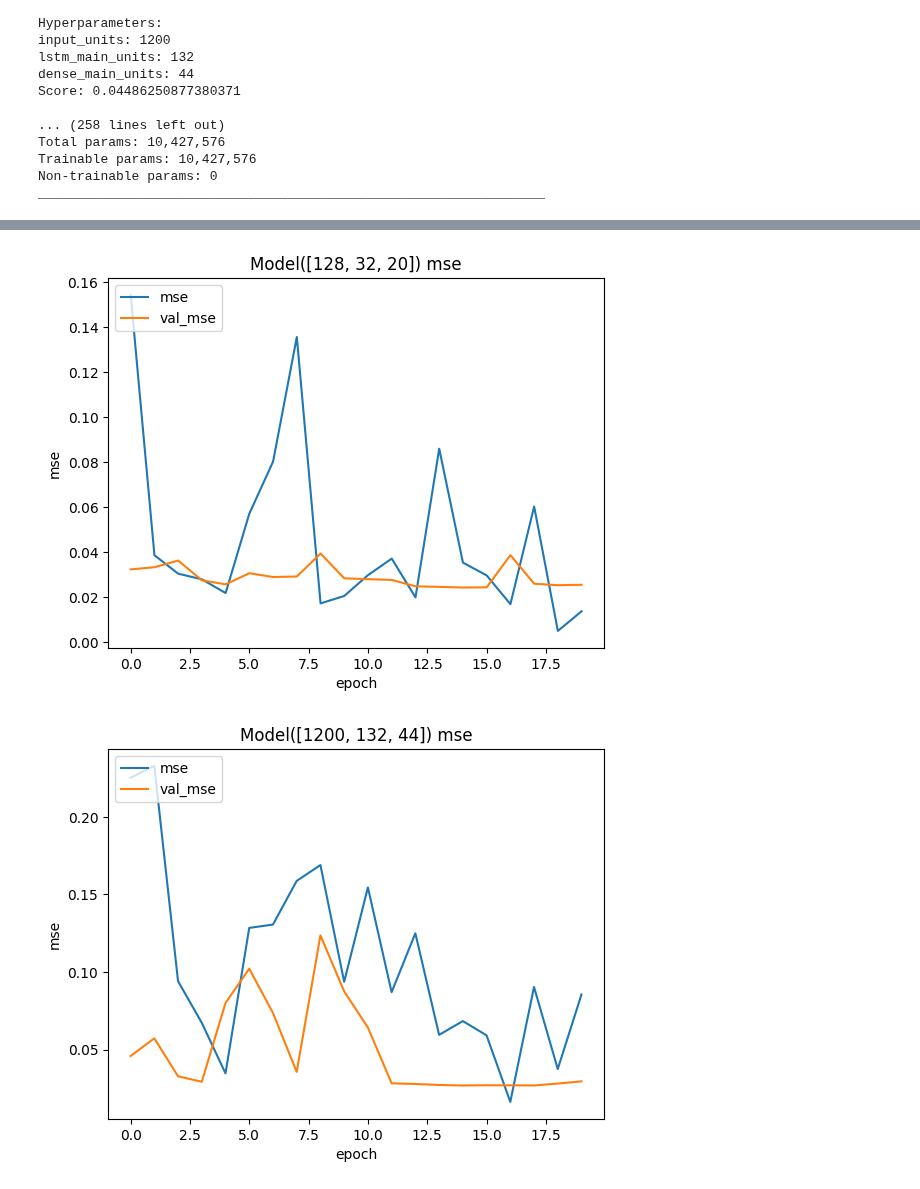
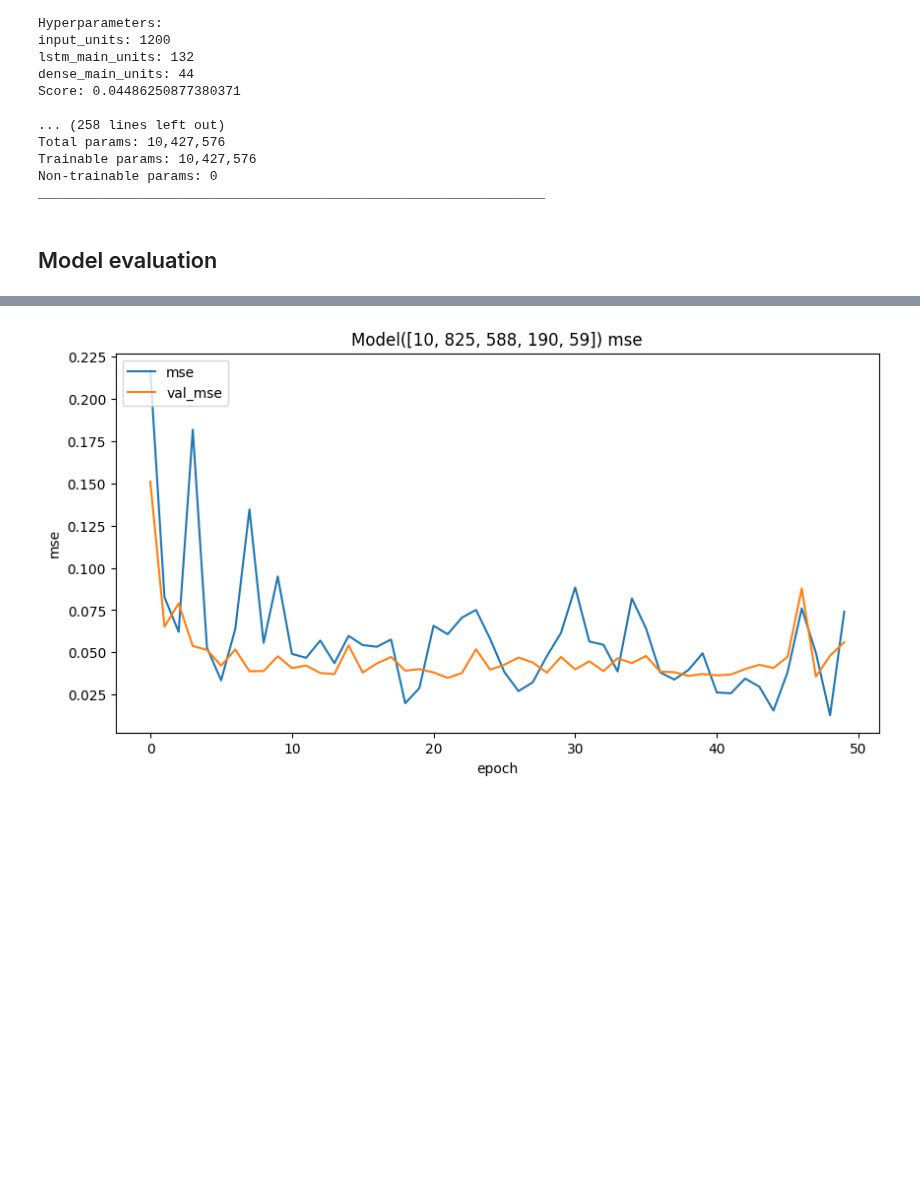
Before and after one commit to DmitryPukhov/pytrade2, a Jupyter notebook: analysis/Predict low high models.ipynb, the cells around one changed output, grey strips where cells are left out. Cells and saved outputs as stored; diff of their text form; code cells hidden in the pictures; blank space fills up the shorter version.

```diff
--- a/analysis/Predict low high models.ipynb
+++ b/analysis/Predict low high models.ipynb
@@ -68,5 +53,5 @@ def read_last_data(strategy, days=1, n=None):
 
 #strategy="SimpleKerasStrategy"
 strategy="LSTMStrategy"
-bidask,X_bot,y_bot = read_last_data(strategy, days=1, n=10000)
+bidask,X_bot,y_bot = read_last_data(strategy, days=1, n=100000)
 # %% [output]
@@ -113,13 +100,14 @@ def train_test_split(X,y):
     test_size=0.3
     test_index = int(len(X)*(1-test_size))
     X_train, y_train, X_test, y_test = X.iloc[:test_index], y.iloc[:test_index], X.iloc[test_index:], y.iloc[test_index:]
-
+    time_cols=[col for col in X.columns if col.startswith("time")]
+    float_cols = list(set(X.columns)-set(time_cols))
 
     # Train/test split
-    x_pipe = Pipeline(
-        [("xrs", RobustScaler()),
+    x_pipe = ColumnTransformer(
+        [("xrs",RobustScaler(), float_cols),
          #("xss", StandardScaler()),
-         ("xmms", MinMaxScaler())])
+         ("xmms", MinMaxScaler(), X.columns)])
     x_pipe.fit(X_train)
 
     y_pipe = Pipeline(
@@ -270,6 +302,8 @@ Total params: 10,427,576
 Trainable params: 10,427,576
 Non-trainable params: 0
 _________________________________________________________________
+# %% [markdown]
+## Model evaluation
 # %%
 # def create_model_prod(X_train, y_train, window_size):
 #     model = Sequential()
@@ -282,18 +316,23 @@ _________________________________________________________________
 #     #model.add(Dense(y_train.shape[1], activation='softmax'))
 #     model.compile(optimizer='adam', loss='mae', metrics=['mse'])
 #     return model
-
-def create_model(X_train, y_train, window_size, input_units, lstm_main_units, dense_main_units):
+plot_figsize=(10,5)
+def create_model(X_train, y_train, window_size, lstm1_units, lstm2_units, dense1_units, dense2_units):
     # 1200, 132, 44
     # 800, 800, 64
     model = Sequential()
-    model.add(LSTM(input_units,  return_sequences=True, input_shape=(window_size, X_train.shape[1])))
+    input_shape=(window_size, X_train.shape[1])
+    print(f"Creating model({window_size, lstm1_units, lstm2_units, dense1_units, dense2_units}), input shape={input_shape}")
+
+    model.add(LSTM(lstm1_units,  return_sequences=True, input_shape=input_shape))
+    model.add(Dropout(0.1))
+    model.add(LSTM(lstm2_units))
     model.add(Dropout(0.2))
-    model.add(LSTM(lstm_main_units))
+    model.add(Dense(dense1_units, activation='relu'))
+    model.add(Dropout(0.1))
+    model.add(Dense(dense2_units, activation='relu'))
     model.add(Dropout(0.2))
-    model.add(Dense(dense_main_units, activation='relu'))
     model.add(Dense(y_train.shape[1], activation='linear')) # linear for regression
-    #model.add(Dense(y_train.shape[1], activation='softmax'))
     model.compile(optimizer='adam', loss='mae', metrics=['mse'])
     return model
 
@@ -308,6 +347,7 @@ def plot_history(model_name, history, metric=None):
         if metric_name.startswith("val_"): continue
 
         # Plot metric and related test (val_..) metric
+        plt.figure(figsize=plot_figsize)
         names=[metric_name, f"val_{metric_name}"]
         for name in names:
             plt.plot(history.history[name])
@@ -320,24 +360,22 @@ def plot_history(model_name, history, metric=None):
 
 def fit_model(model, train_gen, test_gen):
     # Fit the model
-    epochs=20
+    epochs=50
     steps_per_epoch=5
     history=model.fit(train_gen, validation_data=test_gen, epochs=epochs, steps_per_epoch=steps_per_epoch)
     return history
-    # Plot the result
-    #plot_history(history)
 
-def evaluate_model(input_units, lstm_units, dense_units):
-    model = create_model(X_train, y_train, window_size, input_units, lstm_units, dense_units)
-    history = fit_model(model, train_gen, test_gen)
-    model_name = f"Model({input_units},{lstm_units},{dense_units})"
-    plot_history(model_name, history)
 
-def evaluate_models(*inputs):
+def evaluate_models(*specs):
     results={}
-    for unit_spec in inputs:
-        model = create_model(X_train, y_train, window_size, unit_spec[0], unit_spec[1], unit_spec[2])
+    for unit_spec in specs:
+        window_size=unit_spec[0]
+        model = create_model(X_train, y_train, window_size, unit_spec[1], unit_spec[2], unit_spec[3], unit_spec[4])
+
+        train_gen = TimeseriesGenerator(X_train, y_train, length=window_size)
+        test_gen = TimeseriesGenerator(X_test, y_test, length=window_size)
         history = fit_model(model, train_gen, test_gen)
+
         model_name = f"Model({unit_spec})"
         results[model_name] = history
     for model_name in results:
@@ -345,9 +383,5 @@ def evaluate_models(*inputs):
 
 
 # Good: 80, 512, 20
-#evaluate_model(80,512,20)
-evaluate_models([128,32,20], [1200,132,44])
-#evaluate_model(80,800,20)
-#evaluate_model(128,32,20)
-#evaluate_model(1200,132,44)
+evaluate_models([10,825,588,190,59])
 # %% [output]
@@ -371,2 +405 @@ Epoch 20/20
-[figure, old version]
+[figure, new version]
-[figure, removed]
```
Also changed, not shown: parts of 9 cells of this notebook, 6 other files.
